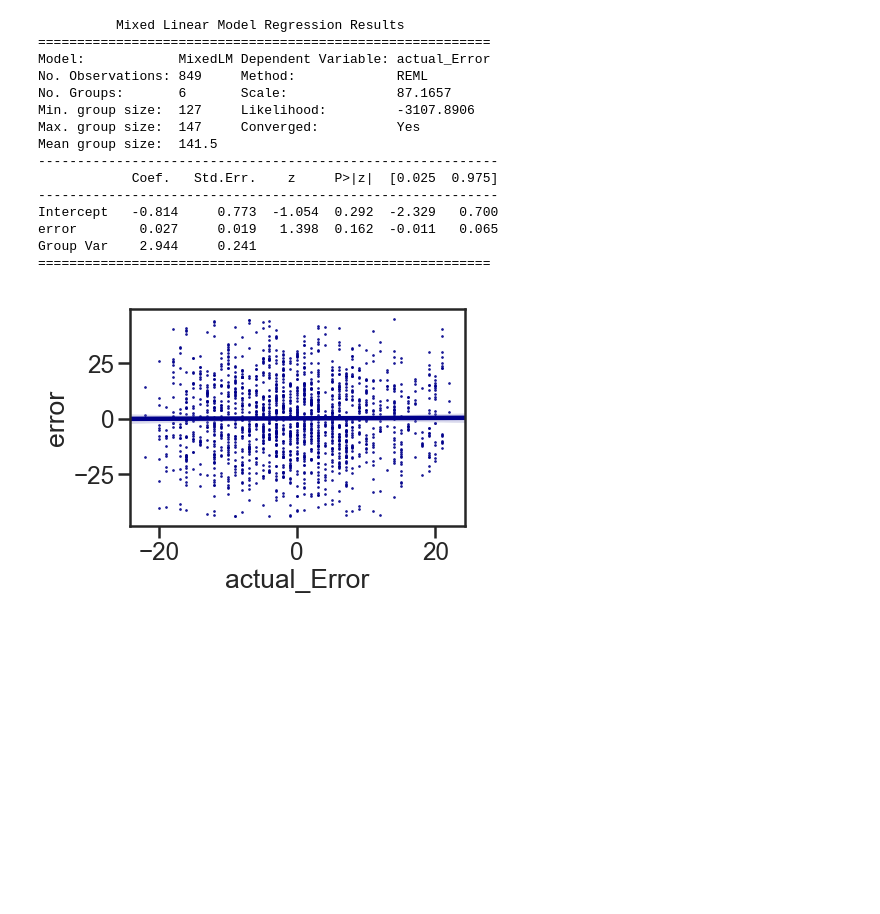
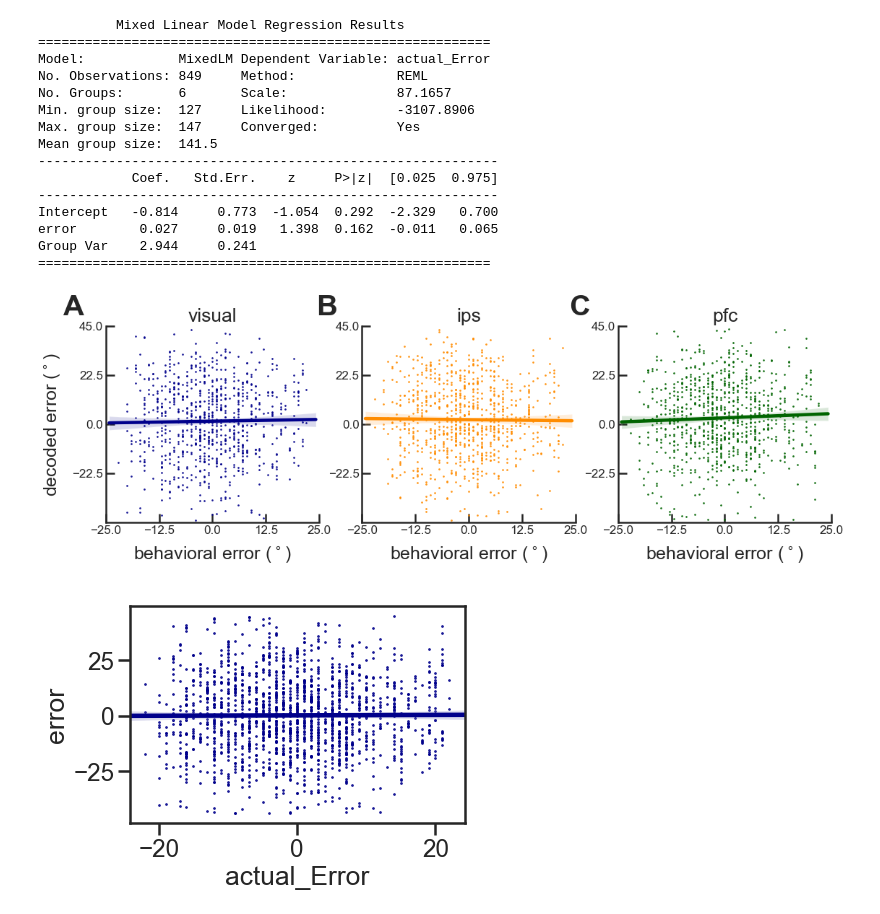
Before and after one commit to davidbestue/encoding, a Jupyter notebook: scripts/plots/IEM/Angle_decoding_correlations.ipynb, the cells around one changed output. Cells and saved outputs as stored; diff of their text form; code cells hidden in the pictures; blank space fills up the shorter version.

```diff
--- a/scripts/plots/IEM/Angle_decoding_correlations.ipynb
+++ b/scripts/plots/IEM/Angle_decoding_correlations.ipynb
@@ -411,6 +411,55 @@ Intercept   -0.814     0.773  -1.054  0.292  -2.329   0.700
 error        0.027     0.019   1.398  0.162  -0.011   0.065
 Group Var    2.944     0.241
 ==========================================================
+# %%
+
+f = plt.figure(figsize=(18,5))
+ax1 = f.add_subplot(131)
+ax2 = f.add_subplot(132)
+ax3 = f.add_subplot(133)
+
+axes = [ax1, ax2, ax3]
+
+f.text(0.08, 0.95, "A", weight="bold", horizontalalignment='left', verticalalignment='center', fontsize=40)
+f.text(0.35, 0.95, "B", weight="bold", horizontalalignment='left', verticalalignment='center', fontsize=40)
+f.text(0.62, 0.95, "C", weight="bold", horizontalalignment='left', verticalalignment='center', fontsize=40)
+
+
+
+
+colors_ = ['darkblue', 'darkorange', 'darkgreen']
+
+for idxr, Region in enumerate(['visual', 'ips', 'pfc']):
+    number_ = '13' + str(idxr+1)
+    AX =  axes[idxr]
+    #
+    plt.subplot(int(number_))
+    #
+    df_corr = df_delay_target.loc[(df_delay_target['actual_Error']>-999) &
+                                  (df_delay_target['error']>-999) &
+                                  (df_delay_target['label_target']=='T') &
+                                  (df_delay_target['brain_region']==Region) &
+                                  (df_delay_target['actual_Error']<22.5) & (df_delay_target['actual_Error']>-22.5)]
+    #
+    sns.regplot(df_corr.actual_Error, df_corr.error, marker="o", color=colors_[idxr], scatter_kws={'s':3} )
+    plt.xticks([-25, -12.5, 0, 12.5, 25], fontsize=17)
+    plt.yticks([-22.5, 0, 22.5, 45], fontsize=17)
+    plt.ylim(-45,45)
+    AX.spines['right'].set_visible(False)  # aesthetics                                                                              # remove right spines
+    AX.spines['top'].set_visible(False)                                                                                  # remove top spines
+    AX.get_xaxis().tick_bottom()
+    AX.get_yaxis().tick_left()
+    AX.tick_params(direction='in') #direction
+    plt.xlabel(r'behavioral error ($^\circ$)', fontsize=25,  labelpad=13)
+    if idxr==0:
+        plt.ylabel(r'decoded error ($^\circ$)', fontsize=25,  labelpad=13)
+    else:
+        plt.ylabel('')
+    plt.title(Region)
+
+plt.savefig('C:\\Users\\David\\Desktop\\correlation_decoding_error.svg', transparent=True )
+# %% [output]
+[figure, added]
 # %%
 ## los TRs del delay period del target
 # %%
```
